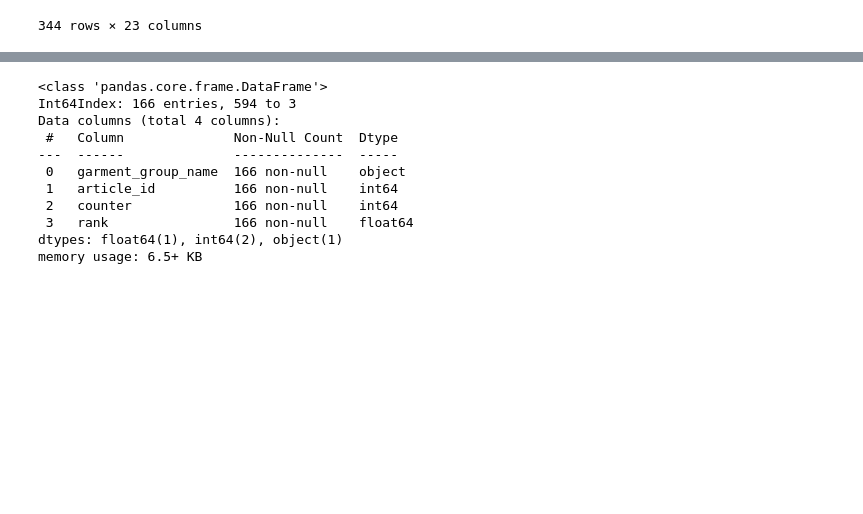
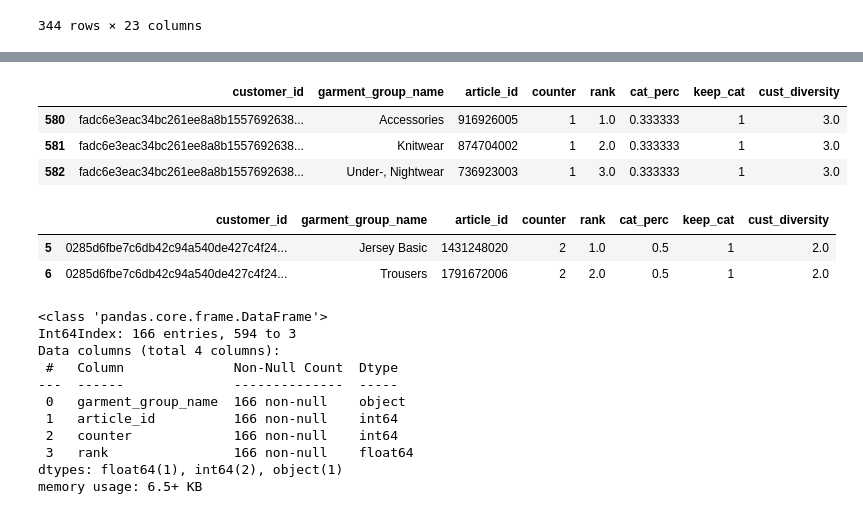
Before and after one commit to NaceurJed/celfernandes, a Jupyter notebook: notebooks/vscode_to_jn.ipynb, the cells around one changed output, grey strips where cells are left out. Drawn from its saved outputs; the diff is of its cells as text; code cells hidden in the pictures; blank space fills up the shorter version.

```diff
--- a/notebooks/vscode_to_jn.ipynb
+++ b/notebooks/vscode_to_jn.ipynb
@@ -334,0 +398,2 @@ cust_max_cats[cust_max_cats['customer_id']=='0285d6fbe7c6db42c94a540de427c4f24c3
+# %%
+test_div=calc_diversity_per_cust(cust_max_cats,30)
@@ -335 +453,14 @@ cust_max_cats[cust_max_cats['customer_id']=='0285d6fbe7c6db42c94a540de427c4f24c3
+# %%
+test_div[test_div['customer_id']=='fadc6e3eac34bc261ee8a8b155769263891462f9551d1b45786419e7f7546c97']
+# %% [output]
+|  | customer_id | garment_group_name | article_id | counter | rank | cat_perc | keep_cat | cust_diversity |
+| 580 | fadc6e3eac34bc261ee8a8b1557692638... | Accessories | 916926005 | 1 | 1.0 | 0.333333 | 1 | 3.0 |
+| 581 | fadc6e3eac34bc261ee8a8b1557692638... | Knitwear | 874704002 | 1 | 2.0 | 0.333333 | 1 | 3.0 |
+| 582 | fadc6e3eac34bc261ee8a8b1557692638... | Under-, Nightwear | 736923003 | 1 | 3.0 | 0.333333 | 1 | 3.0 |
+# %%
+test_div[test_div['customer_id']=='0285d6fbe7c6db42c94a540de427c4f24c30e863d4ca18f0ca611d4938ab1a48']
+# %% [output]
+|  | customer_id | garment_group_name | article_id | counter | rank | cat_perc | keep_cat | cust_diversity |
+| 5 | 0285d6fbe7c6db42c94a540de427c4f24... | Jersey Basic | 1431248020 | 2 | 1.0 | 0.5 | 1 | 2.0 |
+| 6 | 0285d6fbe7c6db42c94a540de427c4f24... | Trousers | 1791672006 | 2 | 2.0 | 0.5 | 1 | 2.0 |
 # %%
```
Also changed, not shown: parts of 39 cells of this notebook.
